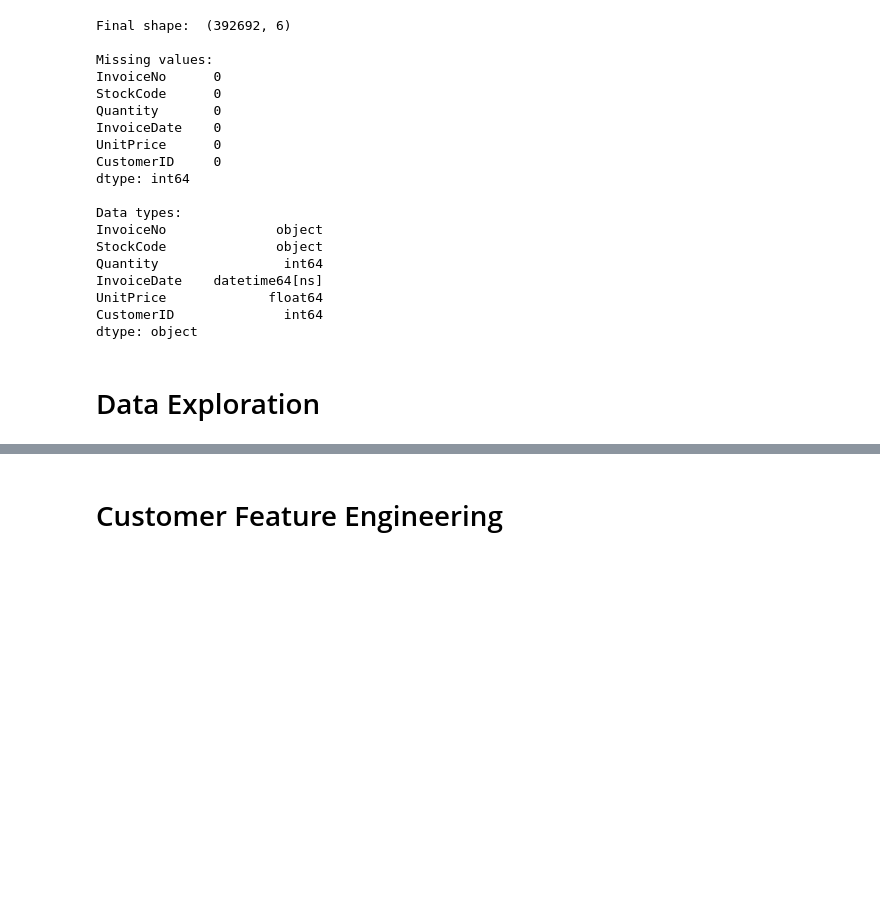
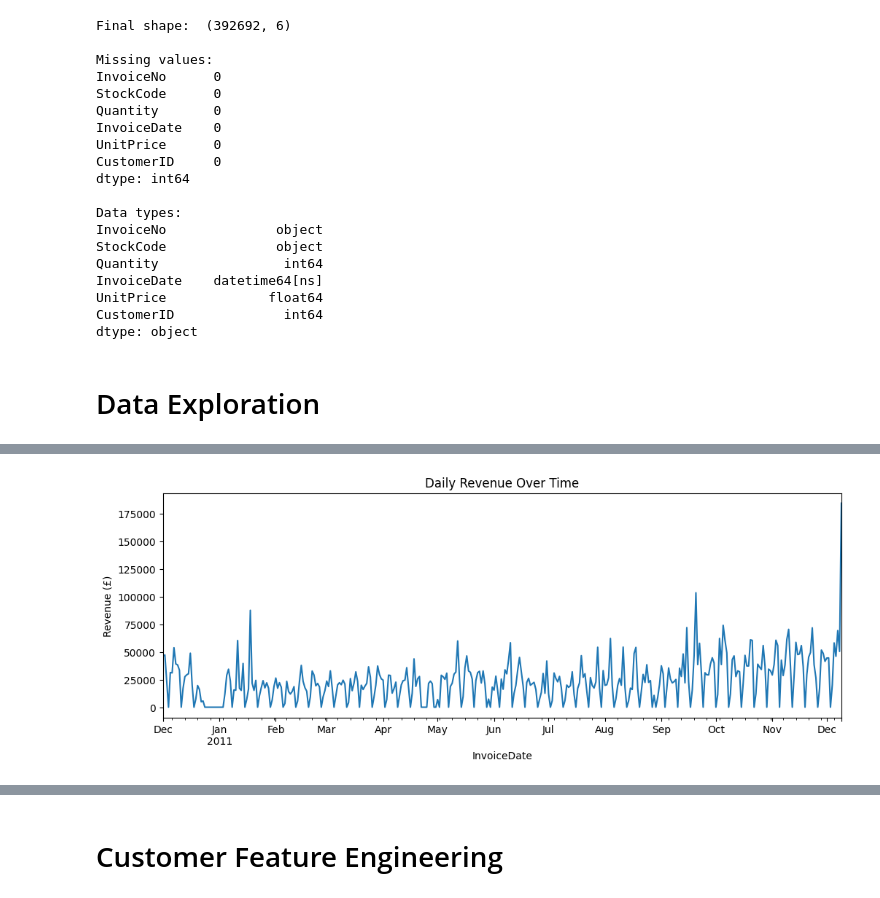
Before and after one commit to Break-Through-Tech/witOmni-1A-ai-powered-customer-intelligence-for-smarter-marketing, a Jupyter notebook: notebooks/witOmni_1A.ipynb, the cells around one changed output, grey strips where cells are left out. Drawn from its saved outputs; the diff is of its cells as text; code cells hidden in the pictures; blank space fills up the shorter version.

```diff
--- a/notebooks/witOmni_1A.ipynb
+++ b/notebooks/witOmni_1A.ipynb
@@ -240,0 +325,8 @@ dtype: object
+# %%
+# 6. Revenue over time — your data spans Dec 2010 to Dec 2011
+df.set_index("InvoiceDate")["TotalPrice"].resample("D").sum().plot(figsize=(12,4))
+plt.title("Daily Revenue Over Time")
+plt.ylabel("Revenue (£)")
+plt.show()
+# %% [output]
+[figure, added]
```
Also changed, not shown: parts of 17 cells of this notebook.
